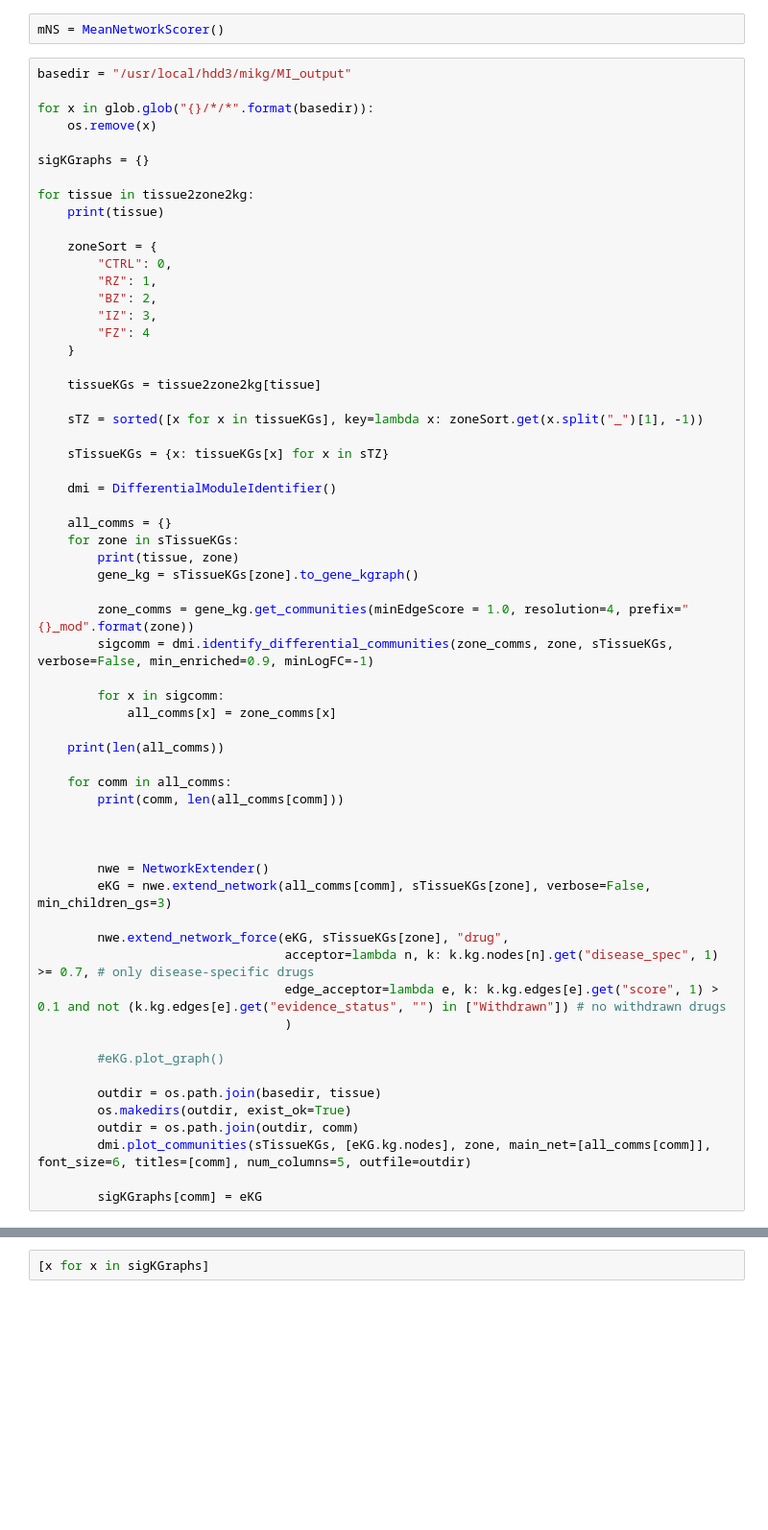
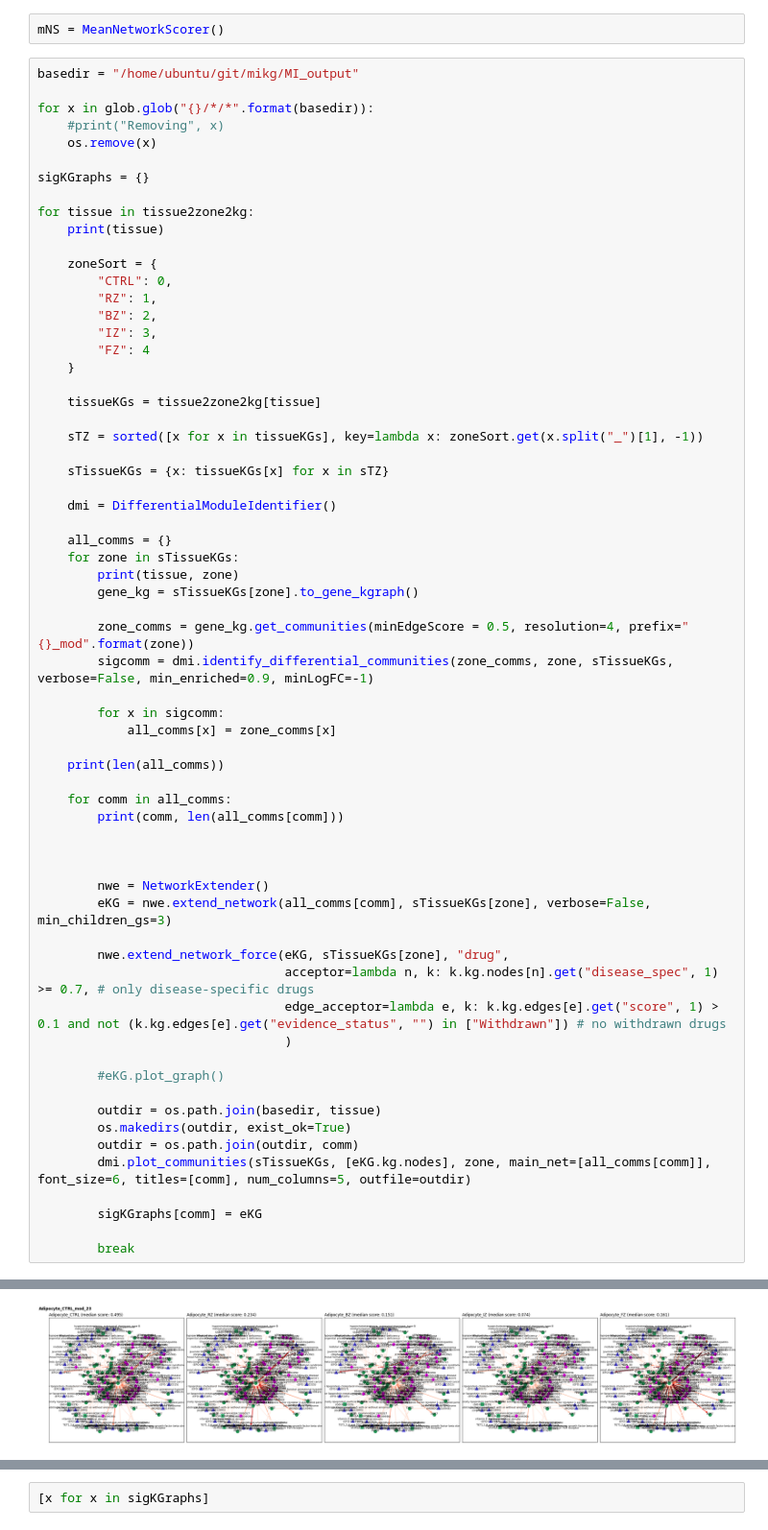
Before and after one commit to mjoppich/PICASO, a Jupyter notebook: scripts/celltype_zone_analysis.ipynb, the cells around one changed output, grey strips where cells are left out. Shown at 96% size. Drawn from its saved outputs; the diff is of its cells as text; blank space fills up the shorter version.

```diff
--- a/scripts/celltype_zone_analysis.ipynb
+++ b/scripts/celltype_zone_analysis.ipynb
@@ -106,9 +186,10 @@ fKG.plot_score_histogram(edge_types=[("drug", "disease")])
 # %%
 mNS = MeanNetworkScorer()
 # %%
-basedir = "/usr/local/hdd3/mikg/MI_output"
+basedir = "/home/ubuntu/git/mikg/MI_output"
 
 for x in glob.glob("{}/*/*".format(basedir)):
+    #print("Removing", x)
     os.remove(x)
 
 sigKGraphs = {}
@@ -137,7 +218,7 @@ for tissue in tissue2zone2kg:
         print(tissue, zone)
         gene_kg = sTissueKGs[zone].to_gene_kgraph()
 
-        zone_comms = gene_kg.get_communities(minEdgeScore = 1.0, resolution=4, prefix="{}_mod".format(zone))
+        zone_comms = gene_kg.get_communities(minEdgeScore = 0.5, resolution=4, prefix="{}_mod".format(zone))
         sigcomm = dmi.identify_differential_communities(zone_comms, zone, sTissueKGs, verbose=False, min_enriched=0.9, minLogFC=-1)
 
         for x in sigcomm:
@@ -166,3 +247,6 @@ for tissue in tissue2zone2kg:
         dmi.plot_communities(sTissueKGs, [eKG.kg.nodes], zone, main_net=[all_comms[comm]], font_size=6, titles=[comm], num_columns=5, outfile=outdir)
 
         sigKGraphs[comm] = eKG
+
+        break
+# %% [output]
@@ -168,0 +273 @@ for tissue in tissue2zone2kg:
+[figure, added]
```
Also changed, not shown: parts of 20 cells of this notebook, 1 other file.
